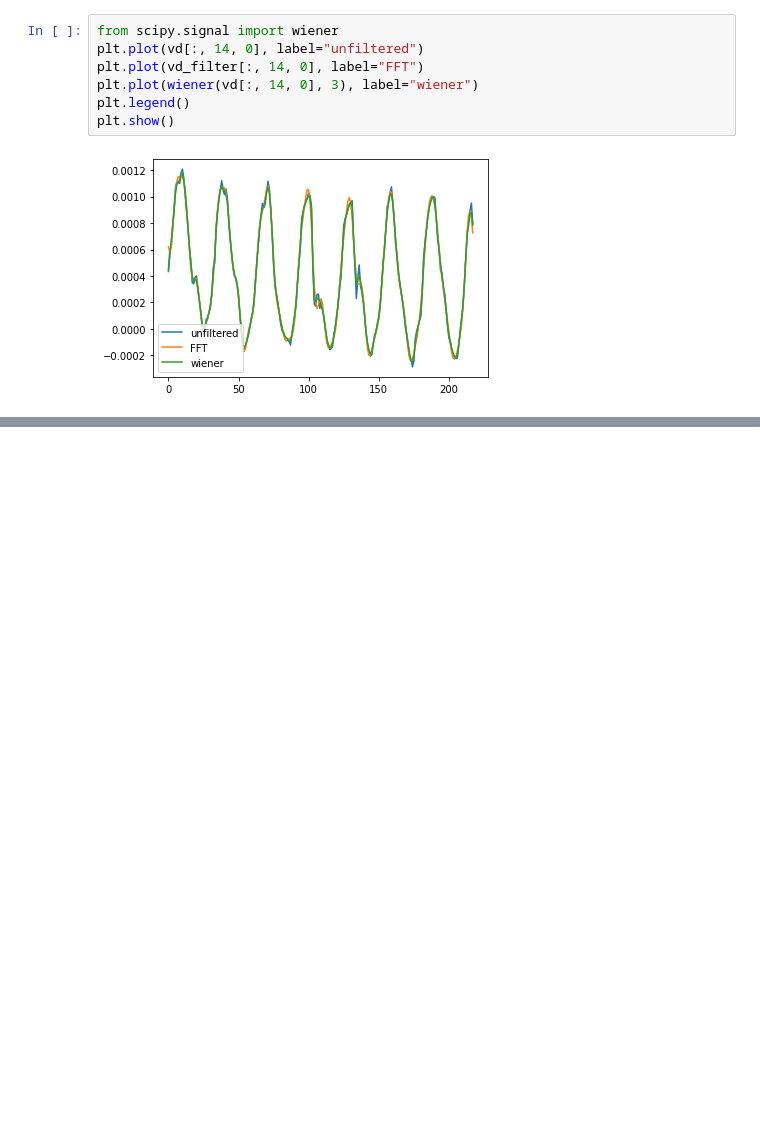
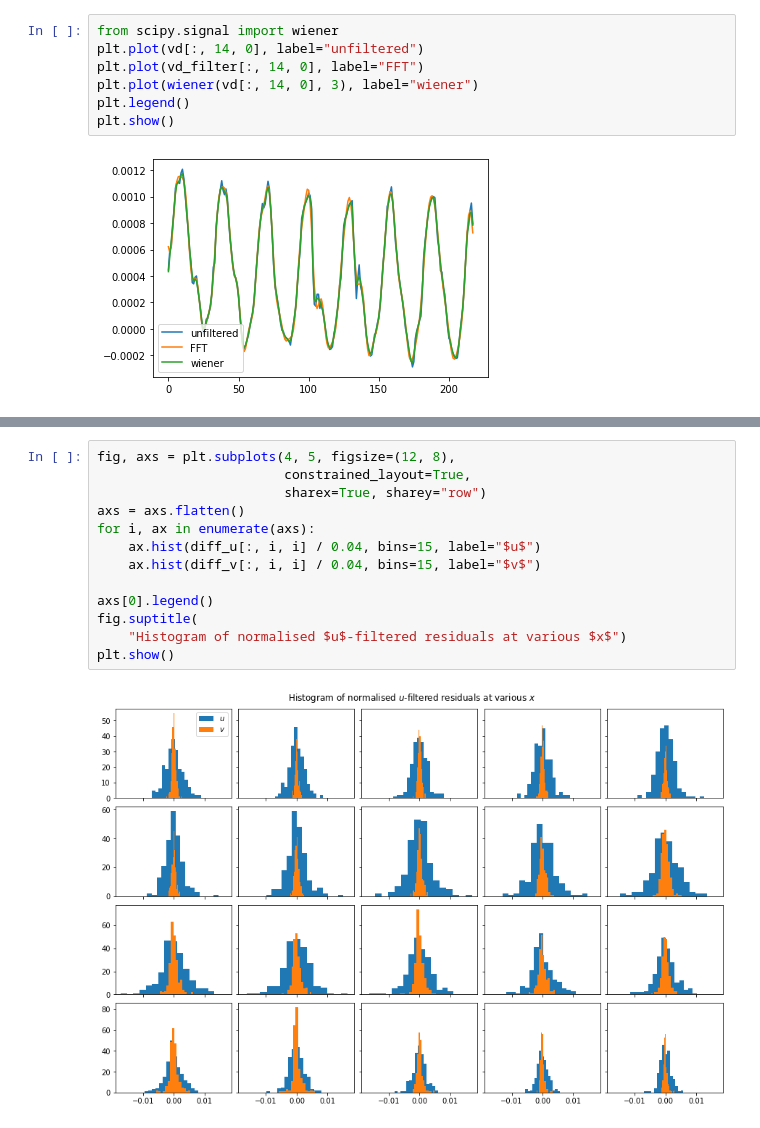
Before and after one commit to connor-duffin/sswfe, a Jupyter notebook: docs/jfm-run-8-noise-estimation-fft.ipynb, the cells around one changed output, grey strips where cells are left out. Saved outputs shown, nothing was run; the diff lists cells and outputs as text; blank space fills up the shorter version.

```diff
--- a/docs/jfm-run-8-noise-estimation-fft.ipynb
+++ b/docs/jfm-run-8-noise-estimation-fft.ipynb
@@ -247,0 +234,15 @@ plt.show()
+# %%
+fig, axs = plt.subplots(4, 5, figsize=(12, 8),
+                        constrained_layout=True,
+                        sharex=True, sharey="row")
+axs = axs.flatten()
+for i, ax in enumerate(axs):
+    ax.hist(diff_u[:, i, i] / 0.04, bins=15, label="$u$")
+    ax.hist(diff_v[:, i, i] / 0.04, bins=15, label="$v$")
+
+axs[0].legend()
+fig.suptitle(
+    "Histogram of normalised $u$-filtered residuals at various $x$")
+plt.show()
+# %% [output]
+[figure, added]
```
Also changed, not shown: parts of 4 cells of this notebook, 2 other files.
